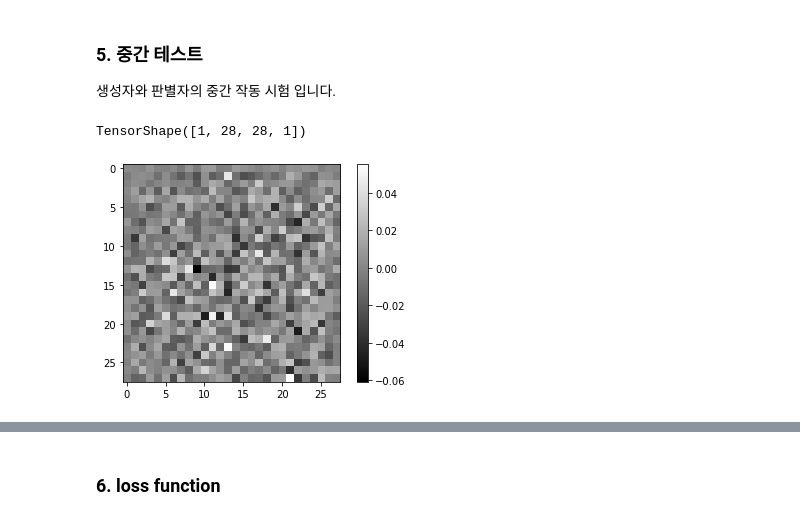
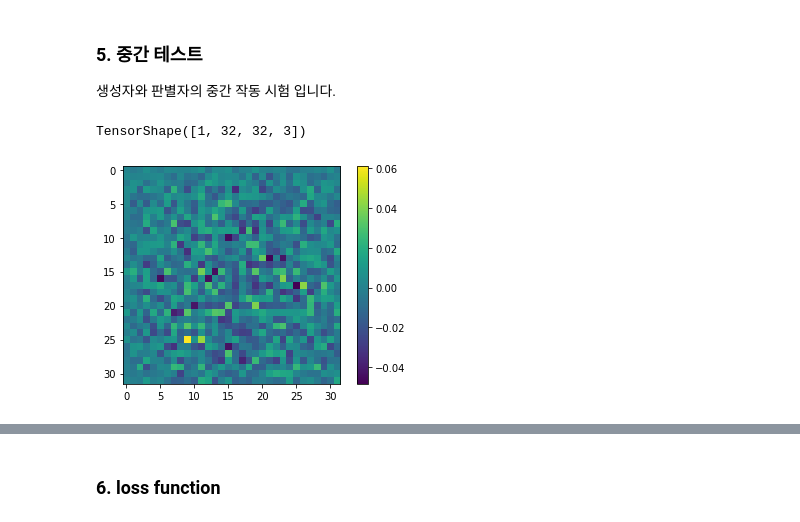
Before and after one commit to yssihn/Aiffel, a Jupyter notebook: [E-10]_AIMakeNewFashion/exp_10_01.ipynb, the cells around one changed output, grey strips where cells are left out. Saved outputs shown, nothing was run; the diff lists cells and outputs as text; code cells hidden in the pictures.

```diff
--- a/[E-10]_AIMakeNewFashion/exp_10_01.ipynb
+++ b/[E-10]_AIMakeNewFashion/exp_10_01.ipynb
@@ -113,32 +100,33 @@ DAta 전처리 완료 !!!!!
 # important layer : Conv2DTranspose 레이어
 #                   Conv2DTranspose 층은 일반적인 Conv2D와 반대로 이미지 사이즈를 넓혀주는 층이다.
 #                   (7, 7, 256) => (7, 7, 128) → (14, 14, 64) → (28, 28, 1)
+#                    7,7,256        8,8,128       16,16,64       32, 32, 3
 # 참고자료 : https://www.tensorflow.org/tutorials/generative/dcgan?hl=ko
 
 # Q16. 생성자의 입력 벡터는 어떤 형태입니까?
 #      모델은 입력값으로 (batch_size, 100) 형상의 노이즈 벡터를 받습니다
 
 # Q17. 처음 입력된 벡터는 어떤 레이어를 지나며, 첫 레이어를 지난 후의 shape는 어떤 형태입니까?
-#      입력된 (batch_size, 100) 벡터는 7 x 7 x 256 = 12544개의 노드를 가진
-#      첫 번째 Dense 레이어를 거치며 (batch_size, 12544) 형상의 벡터가 됩니다.
+#      입력된 (batch_size, 100) 벡터는 8 x 8 x 256 = 16384개의 노드를 가진
+#      첫 번째 Dense 레이어를 거치며 (batch_size, 16384) 형상의 벡터가 됩니다.
 
 # Q18. 첫 번째 레이어를 지난 후 벡터는 어떤 층을 지나게 됩니까? 이 레이어는 왜 필요합니까?
 #      첫 번째 레이어를 지난 후 벡터는 Reshape 레이어를 지나게 됩니다.
 #      이는 이후의 Layer에서 Convolutional 연산을 할 수 있도록 1차원 벡터를
-#      (7, 7, 256) 형상의 3차원 벡터로 변환시키는 작업입니다.
+#      (8, 8, 256) 형상의 3차원 벡터로 변환시키는 작업입니다.
 
 def make_generator_model():
 
     # Start
     model = tf.keras.Sequential()
 
-    # First: Dense layer
-    model.add(layers.Dense(7*7*256, use_bias=False, input_shape=(100,)))
+    # First: Dense layer  ???????
+    model.add(layers.Dense(8*8*256, use_bias=False, input_shape=(100,)))
     model.add(layers.BatchNormalization())
     model.add(layers.LeakyReLU())
 
-    # Second: Reshape layer
-    model.add(layers.Reshape((7, 7, 256)))
+    # Second: Reshape layer   ?????????
+    model.add(layers.Reshape((8, 8, 256)))
 
     # Third: Conv2DTranspose layer
     model.add(layers.Conv2DTranspose(128, kernel_size=(5, 5), strides=(1, 1),
@@ -152,8 +140,8 @@ def make_generator_model():
     model.add(layers.BatchNormalization())
     model.add(layers.LeakyReLU())
 
-    # Fifth: Conv2DTranspose layer
-    model.add(layers.Conv2DTranspose(1, kernel_size=(5, 5), strides=(2, 2),
+    # Fifth: Conv2DTranspose layer  ?????
+    model.add(layers.Conv2DTranspose(3, kernel_size=(5, 5), strides=(2, 2),
                                      padding='same', use_bias=False,
                                      activation='tanh'))
 
@@ -163,6 +151,9 @@ def make_generator_model():
 # 중간층들의 활성화 함수는 모두 LeakyReLU를 사용하였습니다.
 # 다만 마지막 층에는 활성화 함수로 tanh를 사용하는데,
 # 이는 우리가 -1 ~ 1 이내의 값으로 픽셀 값을 정규화시켰던 데이터셋과 동일하게 하기 위함
+
+# generator = make_generator_model()
+# generator.summary()
 # %%
 # Generator 생성 및 확인
 
@@ -268,18 +260,18 @@ generated_image.shape
 #       첫 번째 1은 1개(batch_size=1)라는 뜻
 #       (28, 28, 1)은 해당 사이즈의 이미지가 생성되었다는 뜻
 # %% [output]
-TensorShape([1, 28, 28, 1])
+TensorShape([1, 32, 32, 3])
 # %%
 # 생성자 테스트 작업 2/2
 # 이미지 시각화
 
 # matplotlib 라이브러리는 2차원 이미지만 보여줄 수 있으므로 0번째와 3번째 축의 인덱스를 0으로 설정해서
 # (28, 28) shape의 이미지를 꺼낼 수 있도록 해야 합니다.
-plt.imshow(generated_image[0, :, :, 0], cmap='gray')
+plt.imshow(generated_image[0, :, :, 0])
 plt.colorbar()
 plt.show()
 # %% [output]
-[figure, old version]
+[figure, new version]
 # %%
 # discriminator 작동 테스트
 
```
Also changed, not shown: parts of 15 cells of this notebook.
